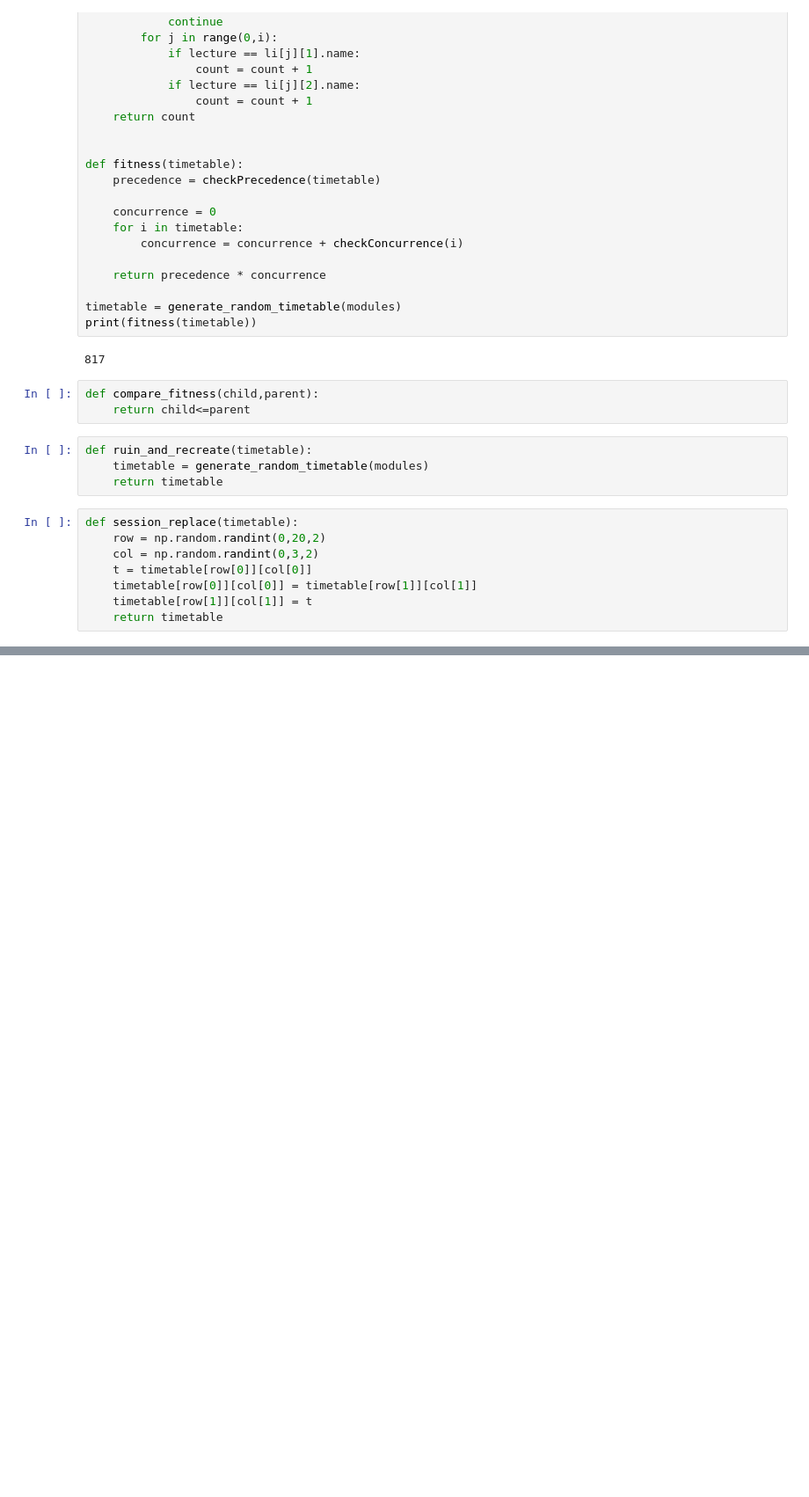
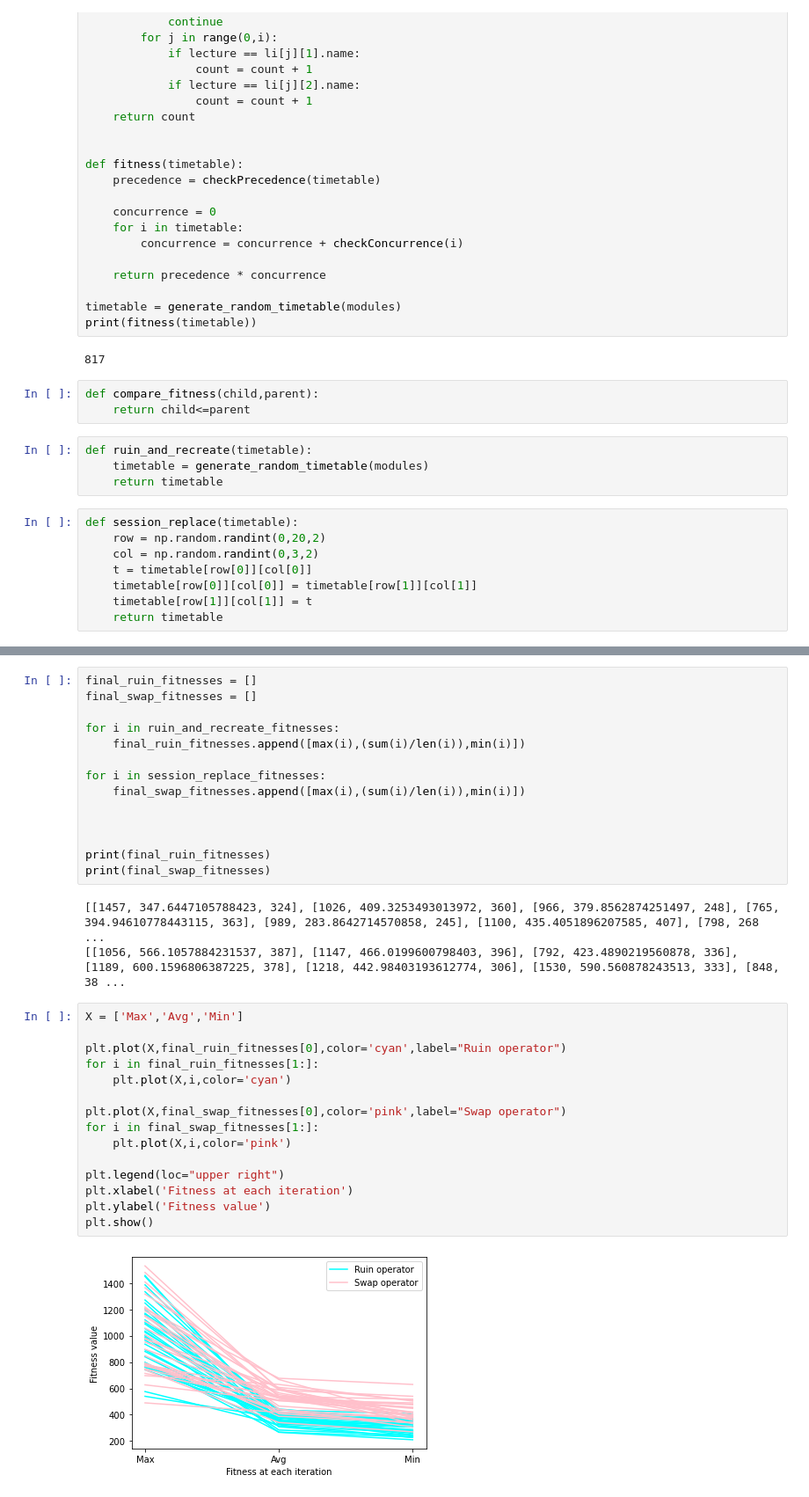
Before and after one commit to Aydivv/AI-Coursework, a Jupyter notebook: 2002 Part 2.ipynb, the cells around one changed output, grey strips where cells are left out. Shown at 88% size. Saved outputs shown, nothing was run; the diff lists cells and outputs as text; blank space fills up the shorter version.

Commit message:
Part 2 graph done

```diff
--- a/2002 Part 2.ipynb
+++ b/2002 Part 2.ipynb
@@ -142,0 +150,34 @@ print(fitnesslist)
+# %%
+final_ruin_fitnesses = []
+final_swap_fitnesses = []
+
+for i in ruin_and_recreate_fitnesses:
+    final_ruin_fitnesses.append([max(i),(sum(i)/len(i)),min(i)])
+
+for i in session_replace_fitnesses:
+    final_swap_fitnesses.append([max(i),(sum(i)/len(i)),min(i)])
+
+
+
+print(final_ruin_fitnesses)
+print(final_swap_fitnesses)
+# %% [output]
+[[1457, 347.6447105788423, 324], [1026, 409.3253493013972, 360], [966, 379.8562874251497, 248], [765, 394.94610778443115, 363], [989, 283.8642714570858, 245], [1100, 435.4051896207585, 407], [798, 268 ...
+[[1056, 566.1057884231537, 387], [1147, 466.0199600798403, 396], [792, 423.4890219560878, 336], [1189, 600.1596806387225, 378], [1218, 442.98403193612774, 306], [1530, 590.560878243513, 333], [848, 38 ...
+# %%
+X = ['Max','Avg','Min']
+
+plt.plot(X,final_ruin_fitnesses[0],color='cyan',label="Ruin operator")
+for i in final_ruin_fitnesses[1:]:
+    plt.plot(X,i,color='cyan')
+
+plt.plot(X,final_swap_fitnesses[0],color='pink',label="Swap operator")
+for i in final_swap_fitnesses[1:]:
+    plt.plot(X,i,color='pink')
+
+plt.legend(loc="upper right")
+plt.xlabel('Fitness at each iteration')
+plt.ylabel('Fitness value')
+plt.show()
+# %% [output]
+[figure, added]
```
Also changed, not shown: parts of 3 cells of this notebook.
